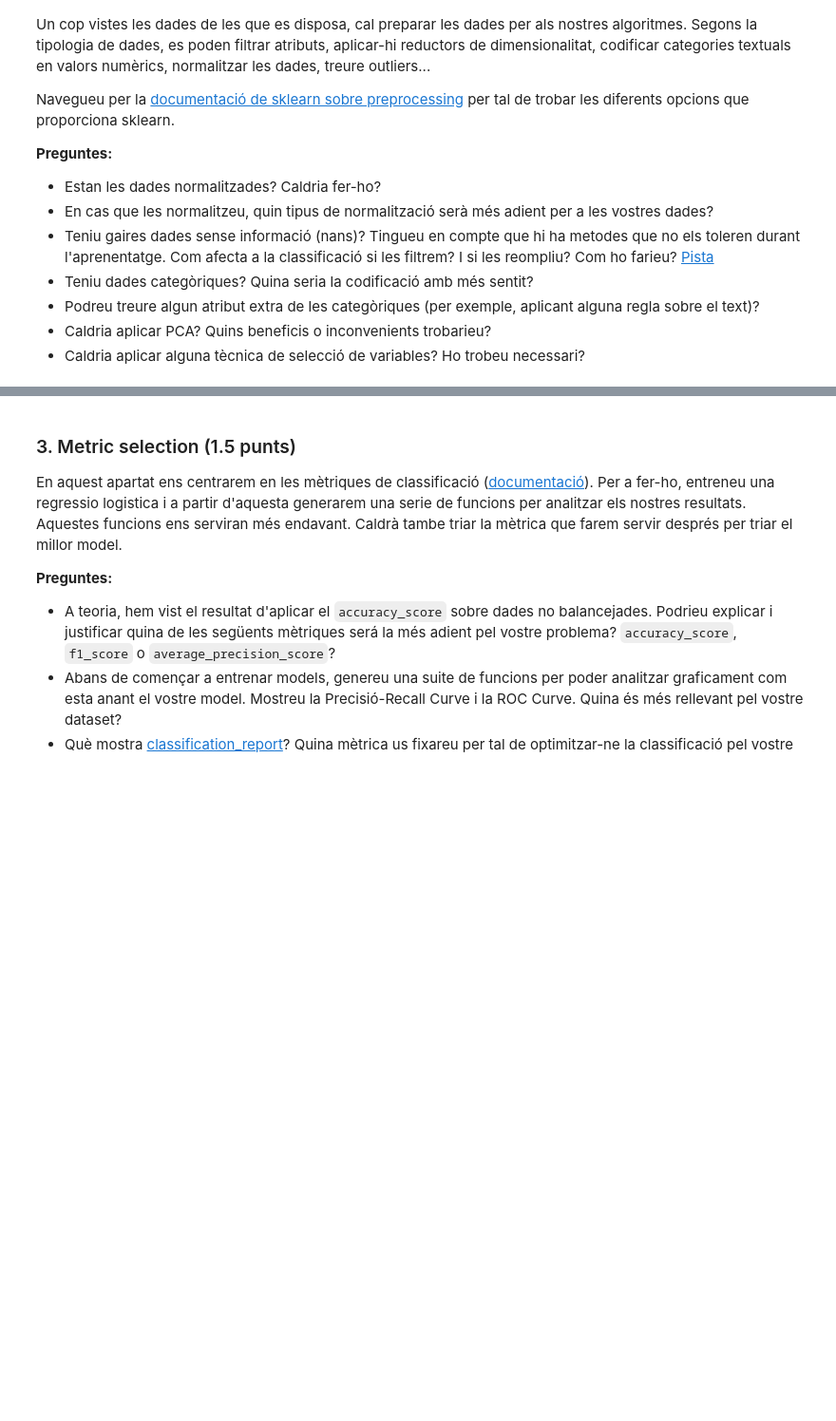
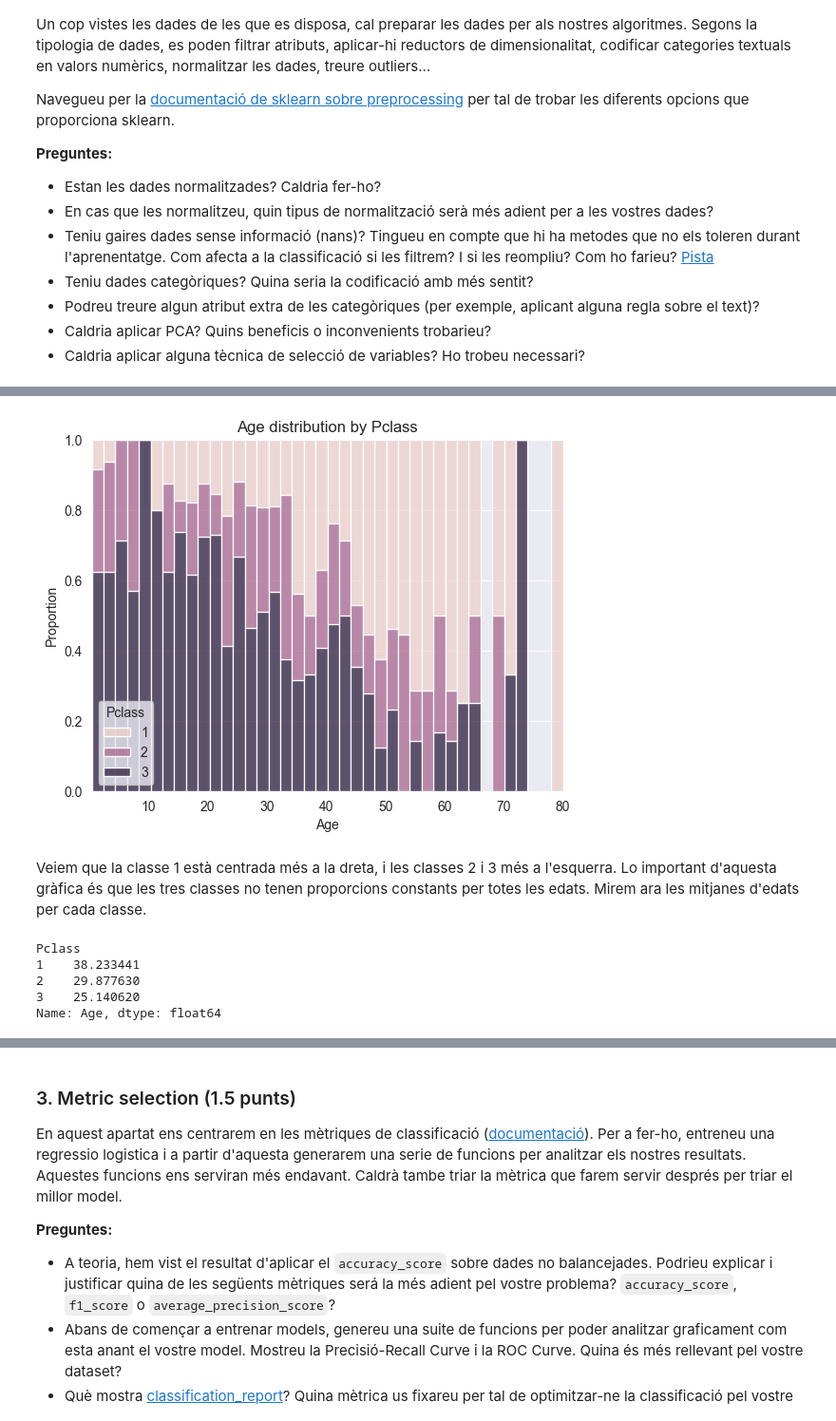
Before and after one commit to NatanSisoev/TitanicSurvival, a Jupyter notebook: practica.ipynb, the cells around one changed output, grey strips where cells are left out. Shown: that part at 95% size. Drawn from its saved outputs; the diff is of its cells as text; code cells hidden in the pictures; blank space fills up the shorter version.

```diff
--- a/practica.ipynb
+++ b/practica.ipynb
@@ -558,0 +437,25 @@ print("="*80)
+# %%
+sns.histplot(
+    data=df,
+    x="Age",
+    hue="Pclass",
+    multiple="fill",
+    bins=40
+)
+
+plt.xlabel("Age")
+plt.ylabel("Proportion")
+plt.title("Age distribution by Pclass")
+plt.show()
+# %% [output]
+[figure, added]
+# %% [markdown]
+Veiem que la classe 1 està centrada més a la dreta, i les classes 2 i 3 més a l'esquerra. Lo important d'aquesta gràfica és que les tres classes no tenen proporcions constants per totes les edats. Mirem ara les mitjanes d'edats per cada classe.
+# %%
+df.groupby("Pclass")["Age"].mean()
+# %% [output]
+Pclass
+1    38.233441
+2    29.877630
+3    25.140620
+Name: Age, dtype: float64
```
Also changed, not shown: parts of 84 cells of this notebook, 1 other file.
